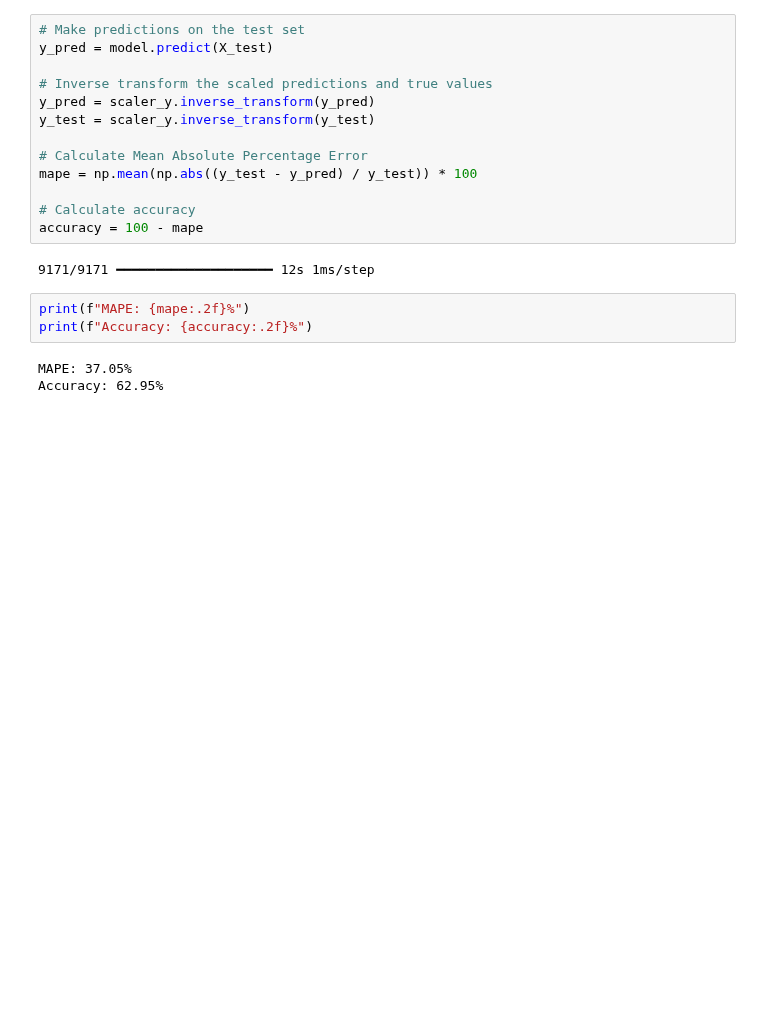
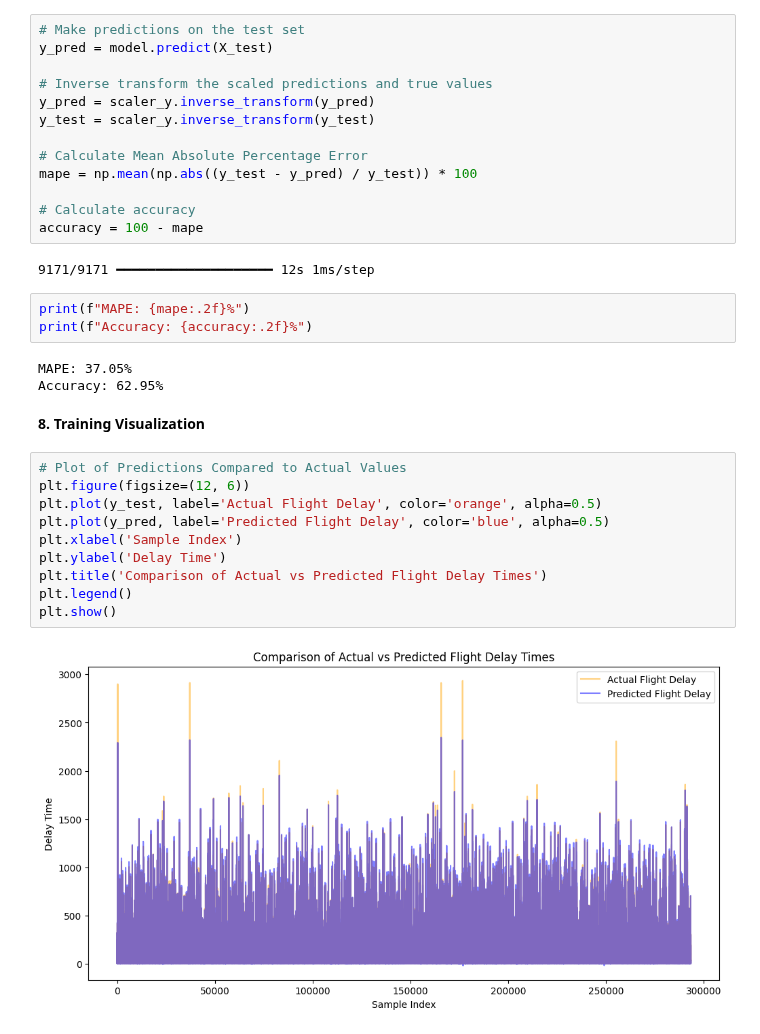
Before and after one commit to swiz9/Flight-Delay-Prediction-System, a Jupyter notebook: RNN_Flight_Delay_Prediction.ipynb, the cells around one changed output. Saved outputs shown, nothing was run; the diff lists cells and outputs as text; blank space fills up the shorter version.

Commit message:
visualize actual vs predicted flight delays

```diff
--- a/RNN_Flight_Delay_Prediction.ipynb
+++ b/RNN_Flight_Delay_Prediction.ipynb
@@ -312,3 +312,17 @@ print(f"Accuracy: {accuracy:.2f}%")
 # %% [output]
 MAPE: 37.05%
 Accuracy: 62.95%
+# %% [markdown]
+**8. Training Visualization**
+# %%
+# Plot of Predictions Compared to Actual Values
+plt.figure(figsize=(12, 6))
+plt.plot(y_test, label='Actual Flight Delay', color='orange', alpha=0.5)
+plt.plot(y_pred, label='Predicted Flight Delay', color='blue', alpha=0.5)
+plt.xlabel('Sample Index')
+plt.ylabel('Delay Time')
+plt.title('Comparison of Actual vs Predicted Flight Delay Times')
+plt.legend()
+plt.show()
+# %% [output]
+[figure, added]
```
